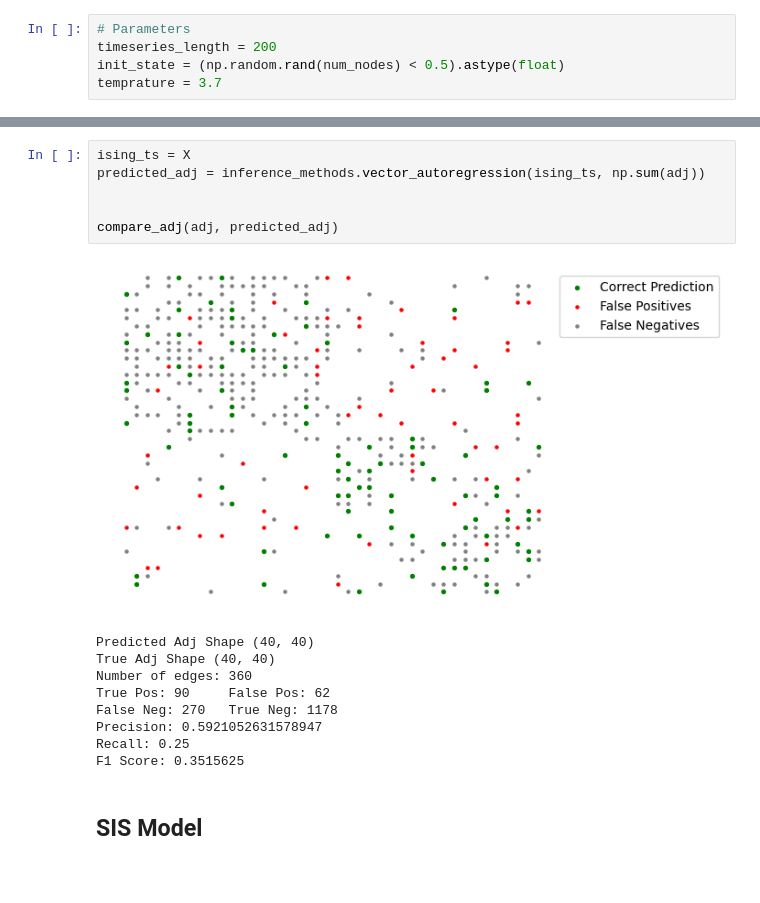
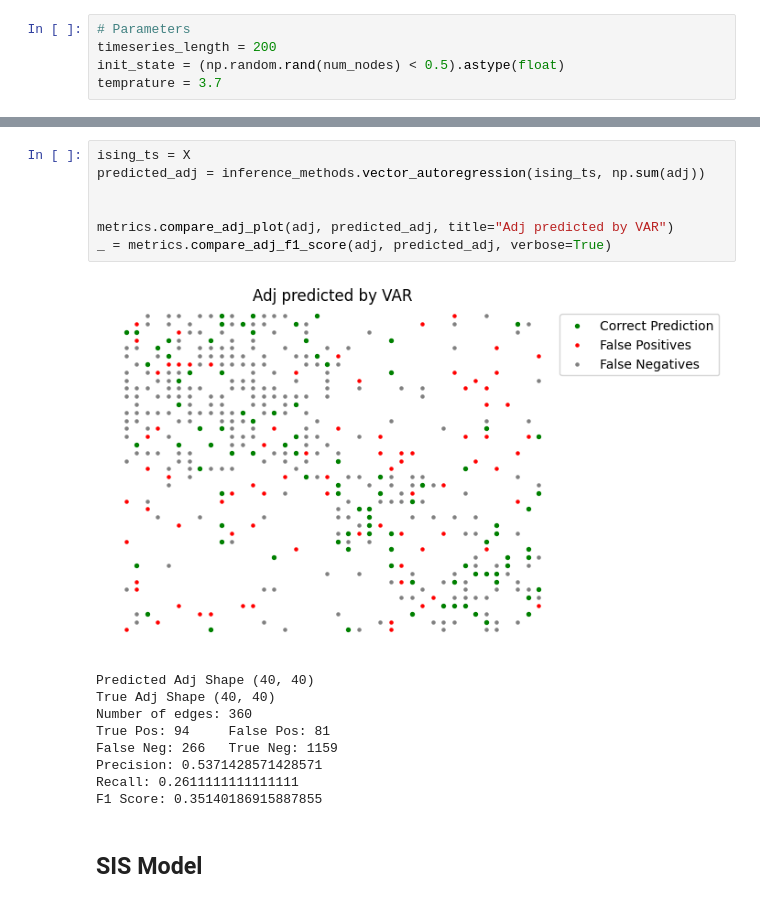
Before and after one commit to djpasseyjr/graphinference, a Jupyter notebook: Notebooks/Jupyter/NetrdModels.ipynb, the cells around one changed output, grey strips where cells are left out. Saved outputs shown, nothing was run; the diff lists cells and outputs as text; blank space fills up the shorter version.

```diff
--- a/Notebooks/Jupyter/NetrdModels.ipynb
+++ b/Notebooks/Jupyter/NetrdModels.ipynb
@@ -200,19 +211,20 @@ plt.show()
 # %%
 ising_ts = X
 predicted_adj = inference_methods.vector_autoregression(ising_ts, np.sum(adj))
 
 
-compare_adj(adj, predicted_adj)
+metrics.compare_adj_plot(adj, predicted_adj, title="Adj predicted by VAR")
+_ = metrics.compare_adj_f1_score(adj, predicted_adj, verbose=True)
 # %% [output]
-[figure, old version]
+[figure, new version]
 Predicted Adj Shape (40, 40)
 True Adj Shape (40, 40)
 Number of edges: 360
-True Pos: 90     False Pos: 62
-False Neg: 270   True Neg: 1178
-Precision: 0.5921052631578947
-Recall: 0.25
-F1 Score: 0.3515625
+True Pos: 94     False Pos: 81
+False Neg: 266   True Neg: 1159
+Precision: 0.5371428571428571
+Recall: 0.2611111111111111
+F1 Score: 0.35140186915887855
 # %% [markdown]
 ## SIS Model
 # %%
```
Also changed, not shown: parts of 11 cells of this notebook, 4 other files.
